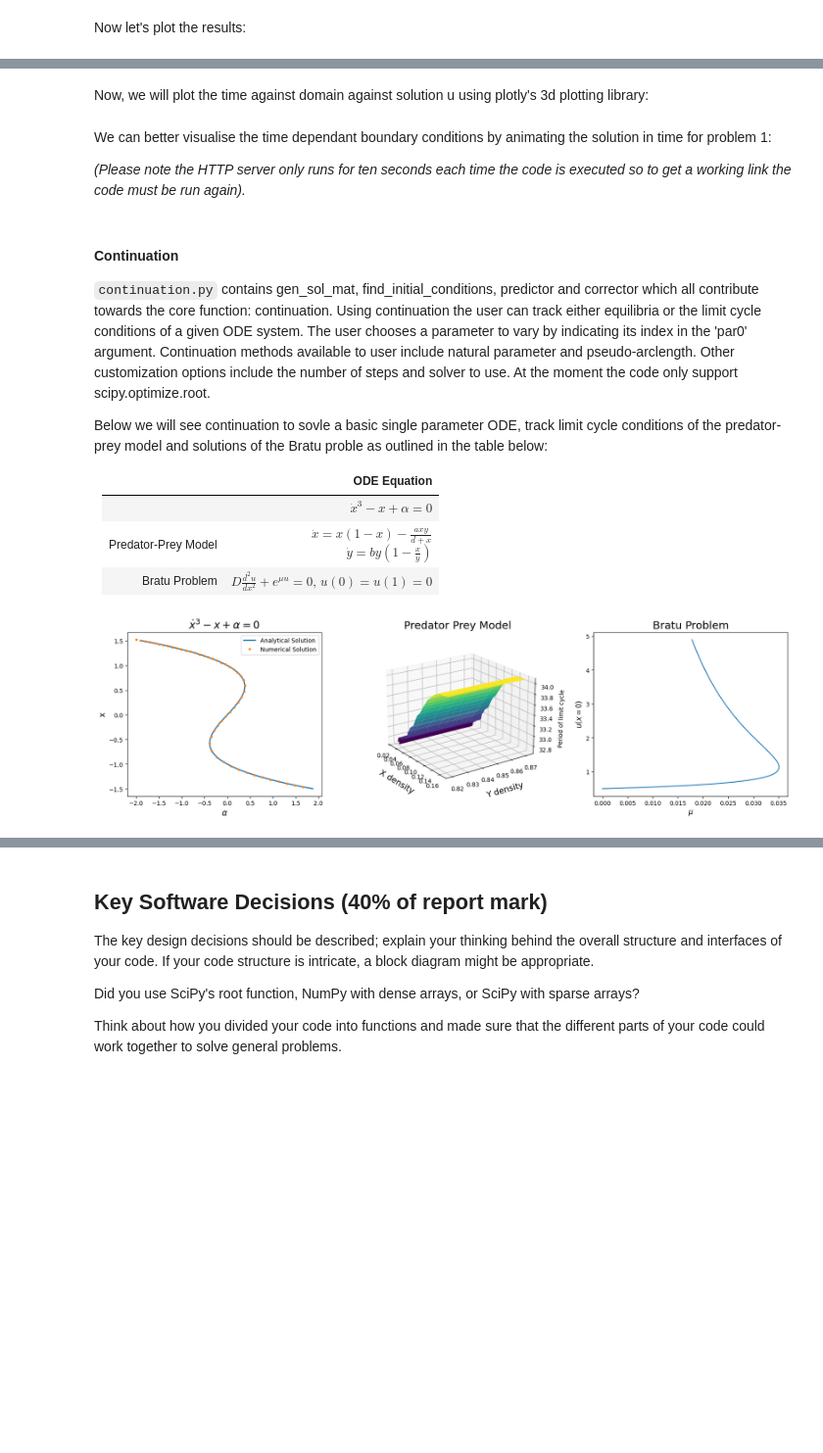
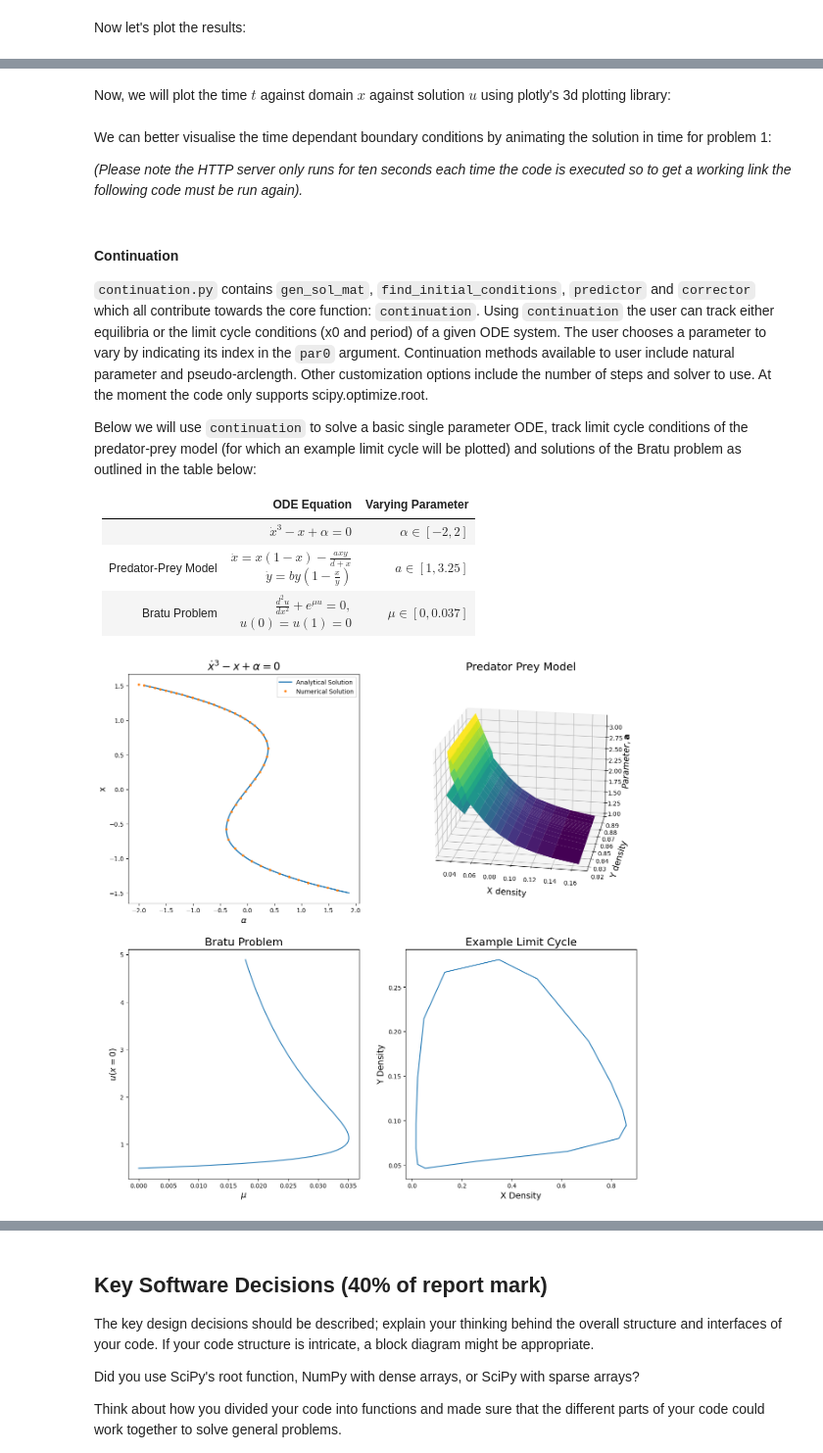
Before and after one commit to MikeJohnson424/emat30008, a Jupyter notebook: report.ipynb, the cells around one changed output, grey strips where cells are left out. Shown: that part at 98% size. Saved outputs shown, nothing was run; the diff lists cells and outputs as text; code cells hidden in the pictures; blank space fills up the shorter version.

```diff
--- a/report.ipynb
+++ b/report.ipynb
@@ -321,7 +318,7 @@ u3 = result.u
 x3 = result.x
 t_span3 = result.t
 # %% [markdown]
-Now, we will plot the time against domain against solution u using plotly's 3d plotting library:
+Now, we will plot the time $t$ against domain $x$ against solution $u$ using plotly's 3d plotting library:
 # %%
 # Create a 1x3 subplot layout
 fig = make_subplots(rows=1, cols=3,
@@ -370,7 +369,7 @@ Image(img_bytes)
 # %% [markdown]
 We can better visualise the time dependant boundary conditions by animating the solution in time for problem 1:
 
-*(Please note the HTTP server only runs for ten seconds each time the code is executed so to get a working link the code must be run again).*
+*(Please note the HTTP server only runs for ten seconds each time the code is executed so to get a working link the following code must be run again).*
 # %%
 from make_animation import view_animation
 
@@ -378,9 +377,9 @@ view_animation(x1, u1, grid1, t_steps1, title = 'Problem 1')
 # %% [markdown]
 #### Continuation
 
-`continuation.py` contains gen_sol_mat, find_initial_conditions, predictor and corrector which all contribute towards the core function: continuation. Using continuation the user can track either equilibria or the limit cycle conditions of a given ODE system. The user chooses a parameter to vary by indicating its index in the 'par0' argument. Continuation methods available to user include natural parameter and pseudo-arclength. Other customization options include the number of steps and solver to use. At the moment the code only support scipy.optimize.root.
+`continuation.py` contains `gen_sol_mat`, `find_initial_conditions`, `predictor` and `corrector` which all contribute towards the core function: `continuation`. Using `continuation` the user can track either equilibria or the limit cycle conditions (x0 and period) of a given ODE system. The user chooses a parameter to vary by indicating its index in the `par0` argument. Continuation methods available to user include natural parameter and pseudo-arclength. Other customization options include the number of steps and solver to use. At the moment the code only supports scipy.optimize.root.
 
-Below we will see continuation to sovle a basic single parameter ODE, track limit cycle conditions of the predator-prey model and solutions of the Bratu proble as outlined in the table below:
+Below we will use `continuation` to solve a basic single parameter ODE, track limit cycle conditions of the predator-prey model (for which an example limit cycle will be plotted) and solutions of the Bratu problem as outlined in the table below:
 
 <style>
 table {
@@ -401,15 +400,16 @@ th {
 }
 </style>
 
-|                     | ODE Equation                                                                                      |
-|---------------------|---------------------------------------------------------------------------------------------------|
-|                     | <div class="math">${\dot{x}}^3 - x + \alpha = 0$</div>                                             |
-| Predator-Prey Model | <div class="math">$\dot{x} = x(1 - x) - \frac{axy}{d + x}$<br/>$\dot{y} = by\left(1 - \frac{x}{y}\right)$</div>|
-| Bratu Problem       | <div class="math">$D\frac{d^2u}{dx^2} + e^{\mu u} = 0,\, u(0) = u(1) = 0$</div>                     |
+|                     | ODE Equation                                                                                      | Varying Parameter|
+|---------------------|---------------------------------------------------------------------------------------------------|-------------------|
+|                     | <div class="math">${\dot{x}}^3 - x + \alpha = 0$</div>                                             |  $\alpha \in [-2, 2] $ |
+| Predator-Prey Model | <div class="math">$\dot{x} = x(1 - x) - \frac{axy}{d + x}$<br/>$\dot{y} = by\left(1 - \frac{x}{y}\right)$</div>| $ a \in [1,3.25] $|
+| Bratu Problem       | <div class="math">$\frac{d^2u}{dx^2} + e^{\mu u} = 0,$ <br> $u(0) = u(1) = 0$</div>                     |     $\mu \in [0,0.037] $ |
 # %%
 from continuation import continuation
 from functions import bratu, h, PPM
 from PDEs import Grid, BoundaryCondition, construct_A_and_b
+from scipy.integrate import solve_ivp
 
 plt.style.use('default')
 
@@ -423,10 +423,10 @@ result = continuation(h,x0 = [1],par0 = [-2],
 u = result.u
 alpha = result.alpha
 
-fig = plt.figure(figsize=(20, 5))
+fig = plt.figure(figsize=(15, 15))
 
 # Create the first plot
-ax0 = fig.add_subplot(1, 3, 1)
+ax0 = fig.add_subplot(2, 2, 1)
 ax0.plot(y - y**3, y, label='Analytical Solution', linewidth=2)
 ax0.plot(alpha, u[0], 'o', markersize=3, label='Numerical Solution')
 ax0.set_title(r"$\dot{x}^3 - x + \alpha = 0$", fontsize=18)
@@ -439,7 +439,7 @@ ax0.legend(loc="best")
 
 result = continuation(PPM,x0 = [0.5,0.5,20],par0 = [1,0.1,0.1],
                    vary_par = 0,
-                   step_size = 0.01,
+                   step_size = 0.1,
                    max_steps = 30,
                    solve_for = 'limit_cycle')
 u = result.u
@@ -447,46 +447,63 @@ alpha = result.alpha
 
 # Create the 3D axis for the middle plot
 
-ax1 = fig.add_subplot(1, 3, 2, projection='3d')
-
+ax1 = fig.add_subplot(2, 2, 2, projection='3d')
 
 # Create a 3D surface plot of u[0] against u[1] against u[2]
 
 X, Y = np.meshgrid(u[1], u[0])
-Z = np.array([u[2] for _ in range(len(u[0]))])
+Z = np.array([alpha for _ in range(len(u[0]))])
 
 ax1.plot_surface(X, Y, Z, cmap='viridis')
 ax1.set_title("Predator Prey Model", fontsize=18)
 ax1.set_xlabel('X density', labelpad=10,fontsize = 14)  # Add padding to the axis label
 ax1.set_ylabel('Y density', labelpad=10,fontsize = 14)  # Add padding to the axis label
-ax1.set_zlabel('Period of limit cycle', labelpad=5)  # Add padding to the axis label
-ax1.view_init(elev=20, azim=-35)  # Adjust the viewing angle
+ax1.set_zlabel(r"$Parameter,  \mathbf{a}$", labelpad=5, fontsize = 14)  # Add padding to the axis label
+ax1.view_init(elev=20, azim=-80)  # Adjust the viewing angle
+
+# Example limit cycle found through continuation
+
+results = continuation(PPM, [0.5,0.5,20],[1,0.1,0.1],vary_par=0,step_size=0.1,max_steps=20,solve_for='limit_cycle')
+#%%
+
+x0 = results.u[:-1]
+T = results.u[-1]
+alpha = results.alpha
+idx = 5
+result = solve_ivp(lambda t,x: PPM(x,t,[alpha[idx],0.1,0.1]),[0,T[idx]],x0[:,idx])
+
+
+ax3 = fig.add_subplot(2, 2, 4)
+ax3.plot(result.y[0], result.y[1])
+ax3.set_title("Example Limit Cycle", fontsize=18)
+ax3.set(xlabel='X Density', ylabel='Y Density')
+ax3.xaxis.label.set_size(14)
+ax3.yaxis.label.set_size(14)
 
 # Numerical continuation on Bratu problem
 
 grid = Grid(N=100, a=0, b=10)
 bc_left = BoundaryCondition('dirichlet', [lambda t: 5],grid);bc_right = BoundaryCondition('dirichlet',[lambda t: 10],grid)
 A,b = construct_A_and_b(grid,bc_left,bc_right)
 dx = grid.dx
 u0 = np.zeros(len(grid.x[1:-1]))
 
 result = continuation(bratu,
     x0 = u0,
     par0=[0,1,dx,A],
     vary_par=0,
     step_size=0.01,
     max_steps=100,
     solve_for = 'equilibria')
 
 u=result.u
 alpha = result.alpha
 
-# Create the last plot
-ax2 = fig.add_subplot(1, 3, 3)
+ax2 = fig.add_subplot(2, 2, 3)
 ax2.plot(alpha, u[0])
 ax2.set_title("Bratu Problem", fontsize=18)
 ax2.set(xlabel=r"$\mu$", ylabel=r"$u(x=0)$")
-ax2.xaxis.label.set_size(12)
-ax2.yaxis.label.set_size(12)
+ax2.xaxis.label.set_size(14)
+ax2.yaxis.label.set_size(14)
 # %% [output]
-[figure, old version]
+[figure, new version]
```
Also changed, not shown: parts of 9 cells of this notebook, 3 other files.
